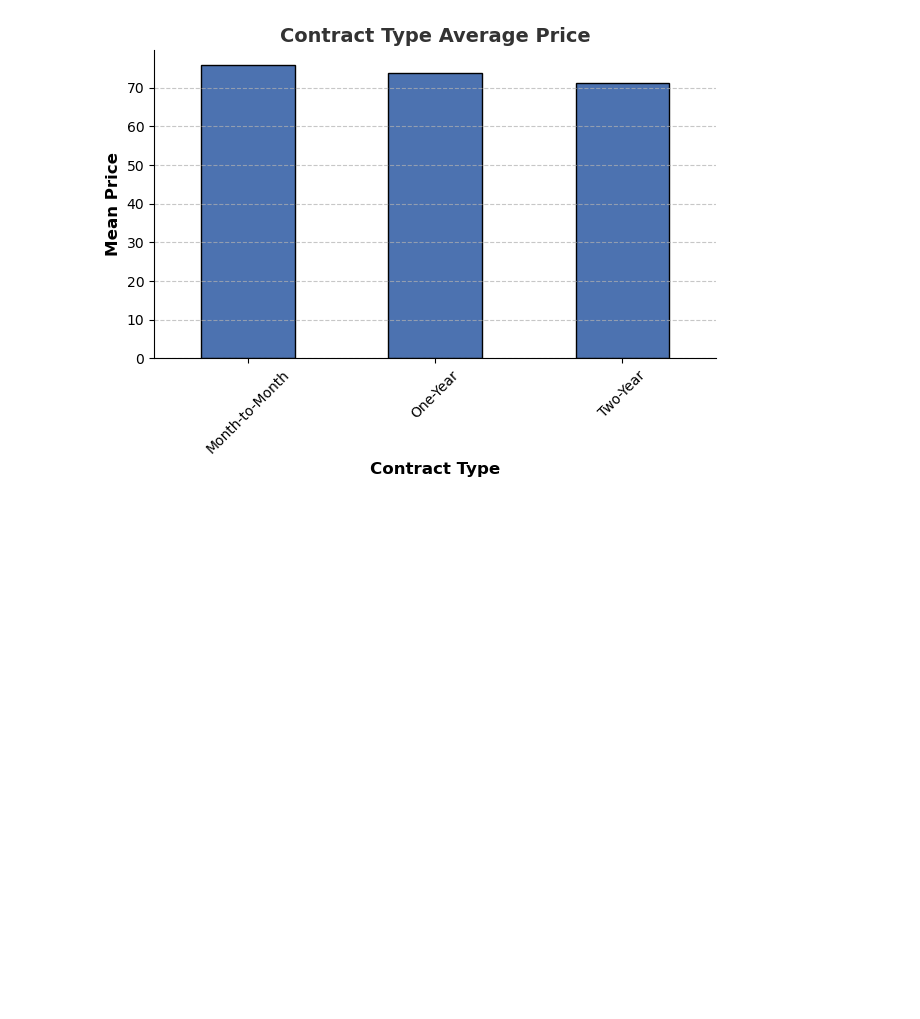
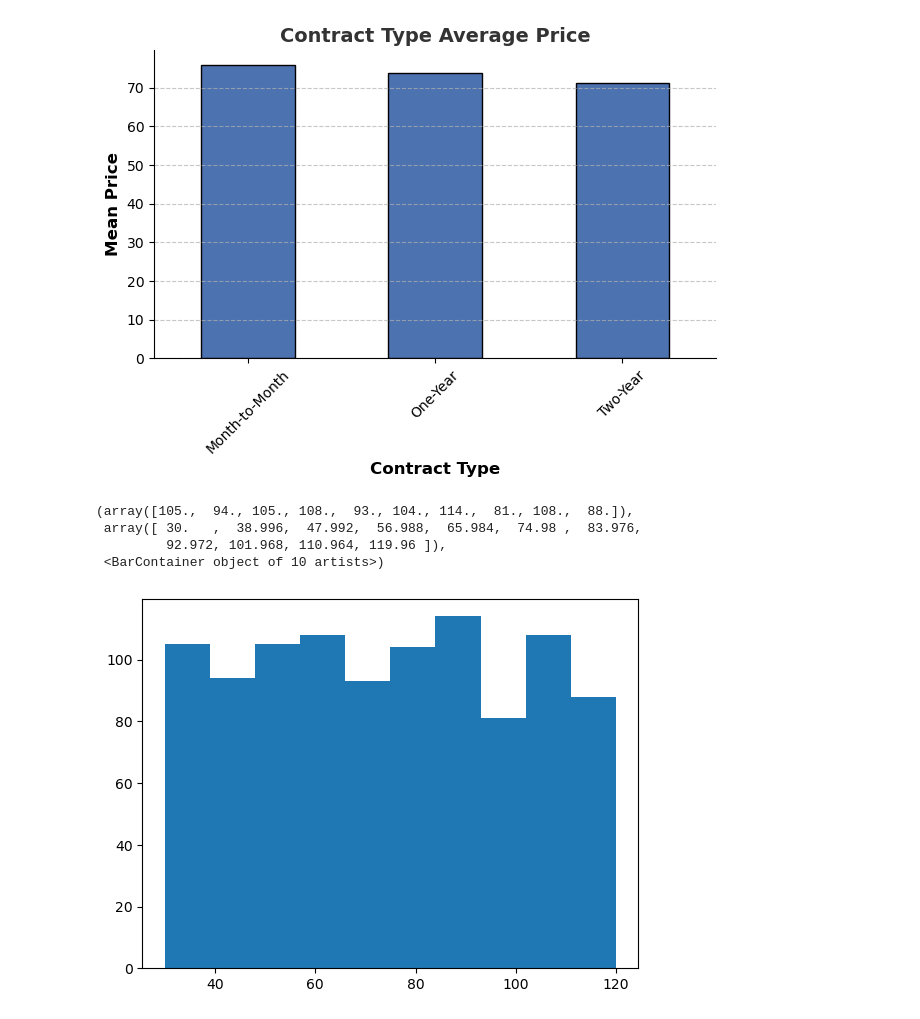
Before and after one commit to KeneanDita/Churnomally, a Jupyter notebook: Churnomally.ipynb, the cells around one changed output. Cells and saved outputs as stored; diff of their text form; code cells hidden in the pictures; blank space fills up the shorter version.

Commit message:
Histogram plot

```diff
--- a/Churnomally.ipynb
+++ b/Churnomally.ipynb
@@ -131,3 +131,11 @@ Text(0, 0.5, 'Mean Price')
 Text(0.5, 0, 'Contract Type')
 Text(0.5, 1.0, 'Contract Type Average Price')
 [figure]
+# %%
+plt.hist(df['MonthlyCharges'])
+# %% [output]
+(array([105.,  94., 105., 108.,  93., 104., 114.,  81., 108.,  88.]),
+ array([ 30.   ,  38.996,  47.992,  56.988,  65.984,  74.98 ,  83.976,
+         92.972, 101.968, 110.964, 119.96 ]),
+ <BarContainer object of 10 artists>)
+[figure, added]
```
